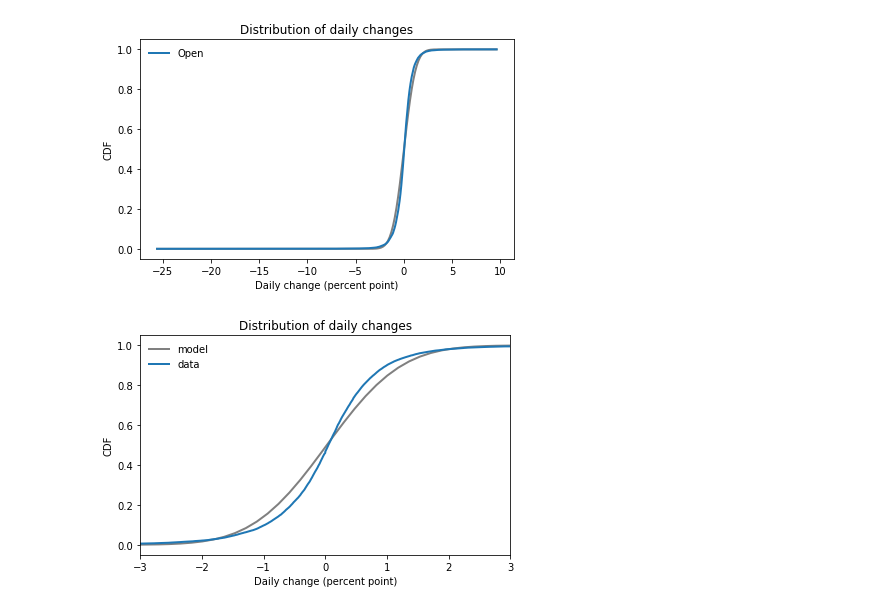
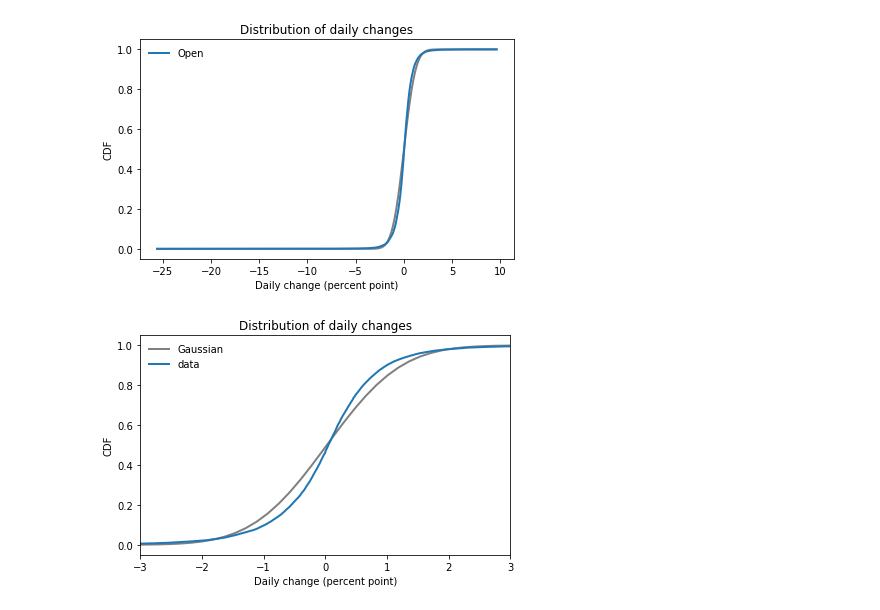
Before and after one commit to AllenDowney/ProbablyOverthinkingIt, a Jupyter notebook: sp500.ipynb, the cells around one changed output. Saved outputs shown, nothing was run; the diff lists cells and outputs as text; code cells hidden in the pictures.

```diff
--- a/sp500.ipynb
+++ b/sp500.ipynb
@@ -75,11 +73,11 @@ decorate(xlabel='Daily change (percent point)',
 # %% [output]
 [figure]
 # %%
-plt.plot(xs, ys, color='gray', label='model')
+plt.plot(xs, ys, color='gray', label='Gaussian')
 cdf.plot(label='data')
 decorate(xlim=[-3, 3],
          xlabel='Daily change (percent point)',
          ylabel='CDF',
          title='Distribution of daily changes')
 # %% [output]
-[figure, old version]
+[figure, new version]
```
Also changed, not shown: parts of 25 cells of this notebook.
